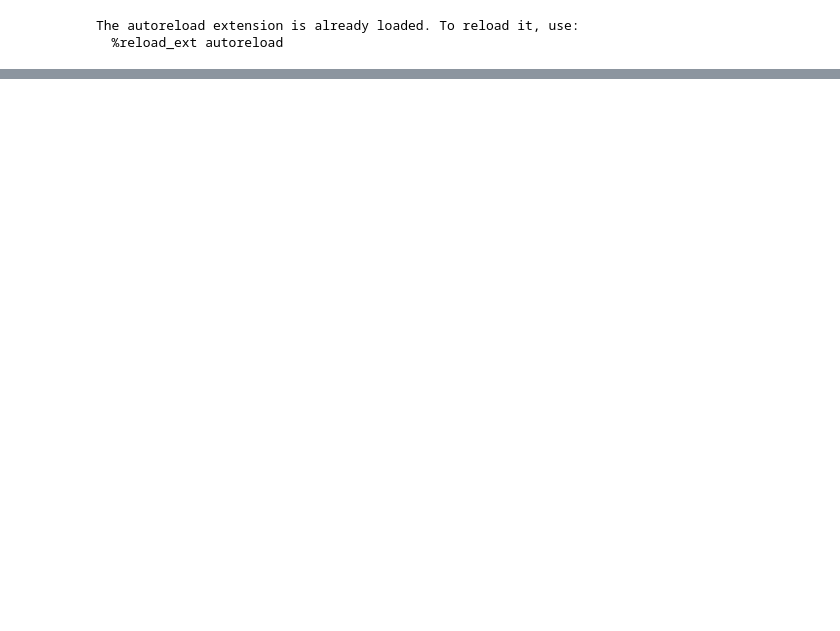
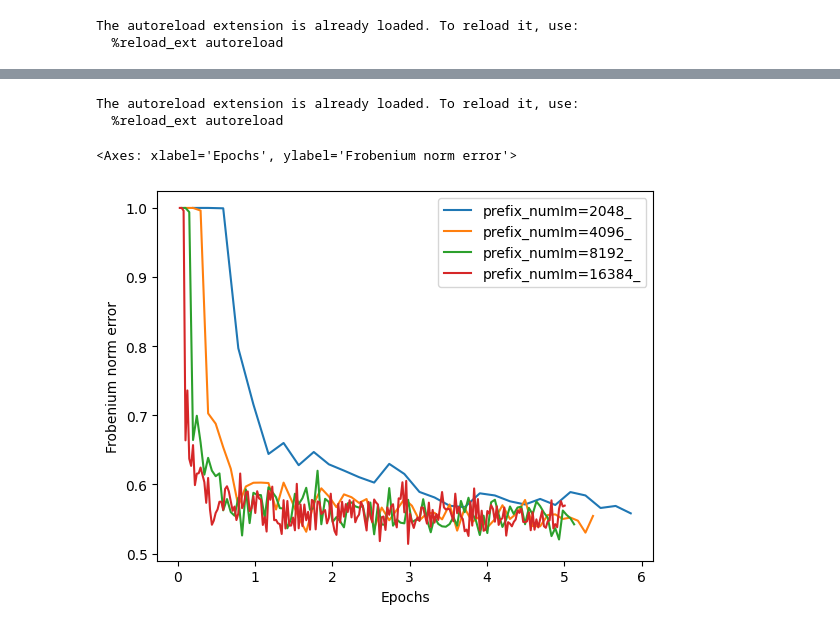
Before and after one commit to RoeyYadgar/3DCovarEstimation, a Jupyter notebook: jupy_test.ipynb, the cells around one changed output, grey strips where cells are left out. Saved outputs shown, nothing was run; the diff lists cells and outputs as text; code cells hidden in the pictures; blank space fills up the shorter version.

```diff
--- a/jupy_test.ipynb
+++ b/jupy_test.ipynb
@@ -68,0 +72,15 @@ trainer.train(**kwargs_dict)
+# %%
+%load_ext autoreload
+%autoreload 2
+from covar_analyzer import CovarAnalyzer
+import torch
+c = CovarAnalyzer.load('data/tmp2/results.csv')
+
+#c.plotCosineSim()
+#c.plotWeightedCosineSim()
+c.plotFroErr()
+# %% [output]
+The autoreload extension is already loaded. To reload it, use:
+  %reload_ext autoreload
+<Axes: xlabel='Epochs', ylabel='Frobenium norm error'>
+[figure, added]
```
Also changed, not shown: parts of 4 cells of this notebook, 5 other files.
